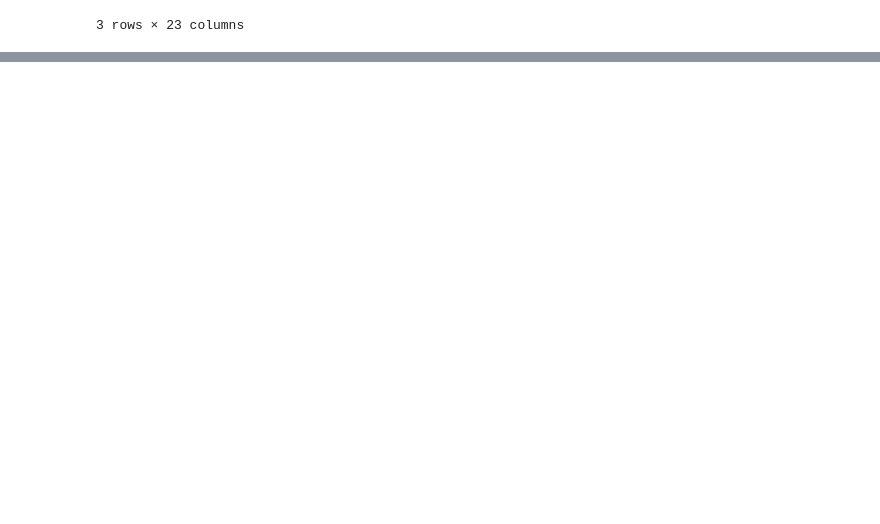
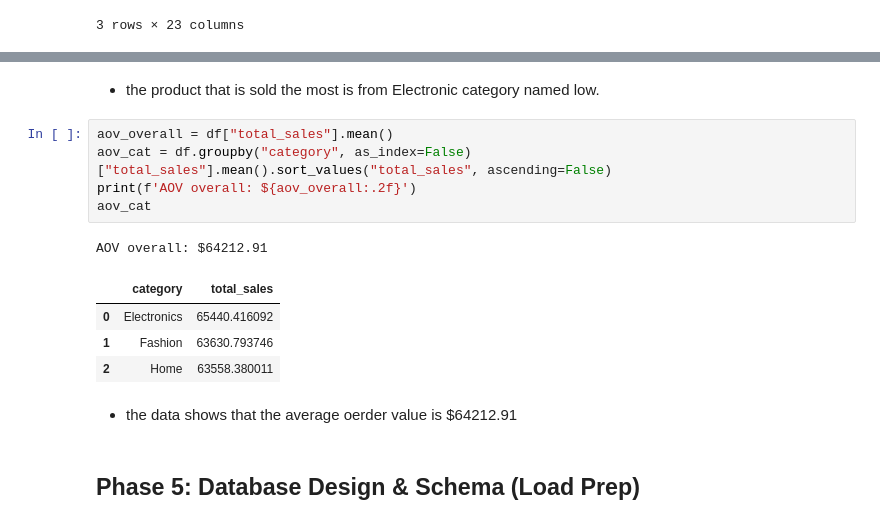
Before and after one commit to DineshKarki10/ecommerce-etl-pipeline, a Jupyter notebook: notebooks/etl_pipeline.ipynb, the cells around one changed output, grey strips where cells are left out. Saved outputs shown, nothing was run; the diff lists cells and outputs as text; blank space fills up the shorter version.

```diff
--- a/notebooks/etl_pipeline.ipynb
+++ b/notebooks/etl_pipeline.ipynb
@@ -228,0 +308,17 @@ df.head(3)
+# %% [markdown]
+- the product that is sold the most is from Electronic category named low.
+# %%
+aov_overall = df["total_sales"].mean()
+aov_cat = df.groupby("category", as_index=False)["total_sales"].mean().sort_values("total_sales", ascending=False)
+print(f'AOV overall: ${aov_overall:.2f}')
+aov_cat
+# %% [output]
+AOV overall: $64212.91
+|  | category | total_sales |
+| 0 | Electronics | 65440.416092 |
+| 1 | Fashion | 63630.793746 |
+| 2 | Home | 63558.380011 |
+# %% [markdown]
+- the data shows that the average oerder value is $64212.91
+# %% [markdown]
+## Phase 5: Database Design & Schema (Load Prep)
```
Also changed, not shown: parts of 24 cells of this notebook, 8 other files.
